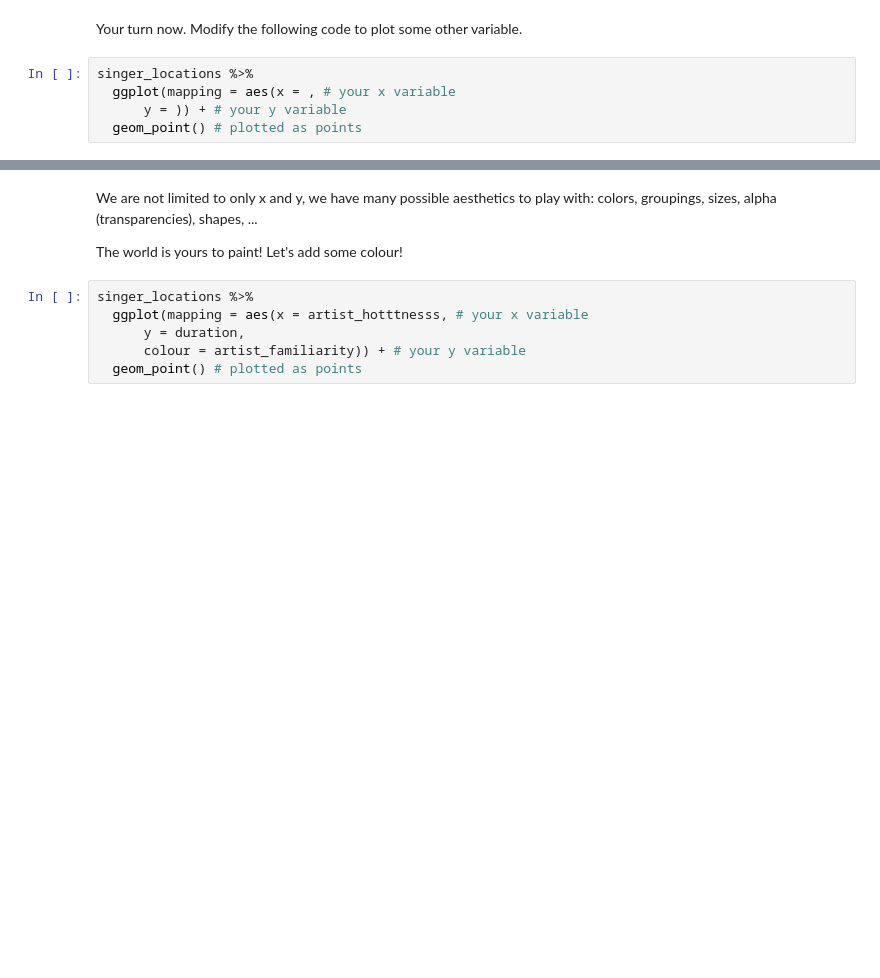
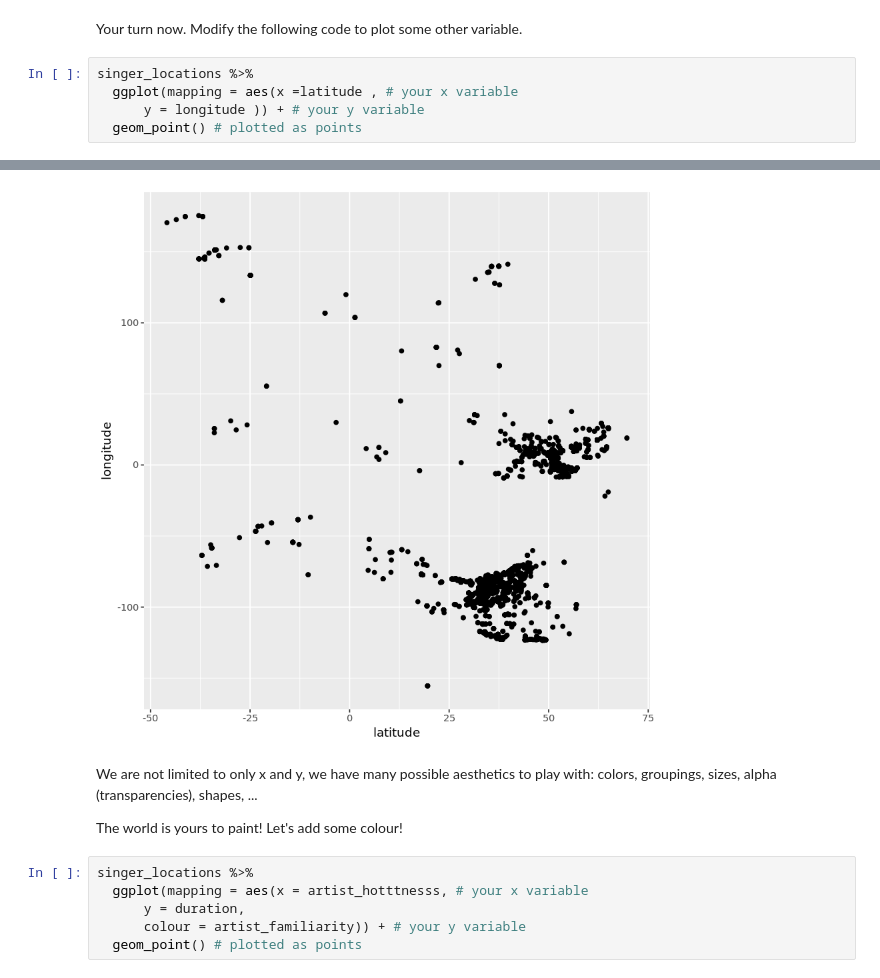
Before and after one commit to JenLowe/DATA201, a Jupyter notebook: labs/lab_2_R.ipynb, the cells around one changed output, grey strips where cells are left out. Cells and saved outputs as stored; diff of their text form; blank space fills up the shorter version.

```diff
--- a/labs/lab_2_R.ipynb
+++ b/labs/lab_2_R.ipynb
@@ -392,6 +422,7 @@ singer_locations %>% # this will define where we get the data from
 Your turn now. Modify the following code to plot some other variable.
 # %%
 singer_locations %>%
-  ggplot(mapping = aes(x = , # your x variable
-      y = )) + # your y variable
+  ggplot(mapping = aes(x =latitude , # your x variable
+      y = longitude )) + # your y variable
   geom_point() # plotted as points
+# %% [output]
@@ -398,3 +431,4 @@ singer_locations %>%
+[figure, added]
 # %% [markdown]
 We are not limited to only x and y, we have many possible aesthetics to play with: colors, groupings, sizes, alpha (transparencies), shapes, ...
 
```
Also changed, not shown: parts of 22 cells of this notebook.
